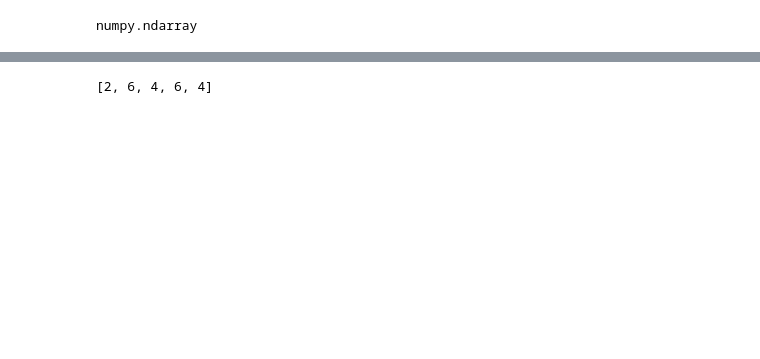
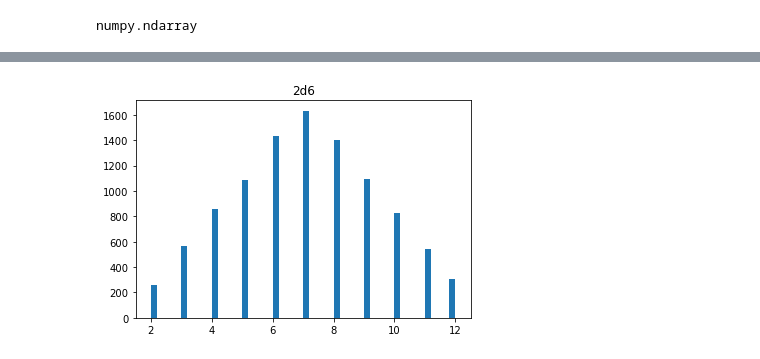
Before and after one commit to sicajc/EC_course_HW, a Jupyter notebook: Week2/hw2_7111064108.ipynb, the cells around one changed output, grey strips where cells are left out. Saved outputs shown, nothing was run; the diff lists cells and outputs as text; code cells hidden in the pictures; blank space fills up the shorter version.

```diff
--- a/Week2/hw2_7111064108.ipynb
+++ b/Week2/hw2_7111064108.ipynb
@@ -94,6 +115,5 @@ def dice_roll_generator(num_of_dice:int , size_of_die : int,num_of_trials:int) -
 # %%
 #2d6
-two_die_six = []
-two_die_six = dice_roll_generator(2,6,10000)
+plt_hist(dice_roll_generator(2,6,10000),"2d6")
 # %% [output]
-[2, 6, 4, 6, 4]
+[figure, added]
```
Also changed, not shown: parts of 13 cells of this notebook.
